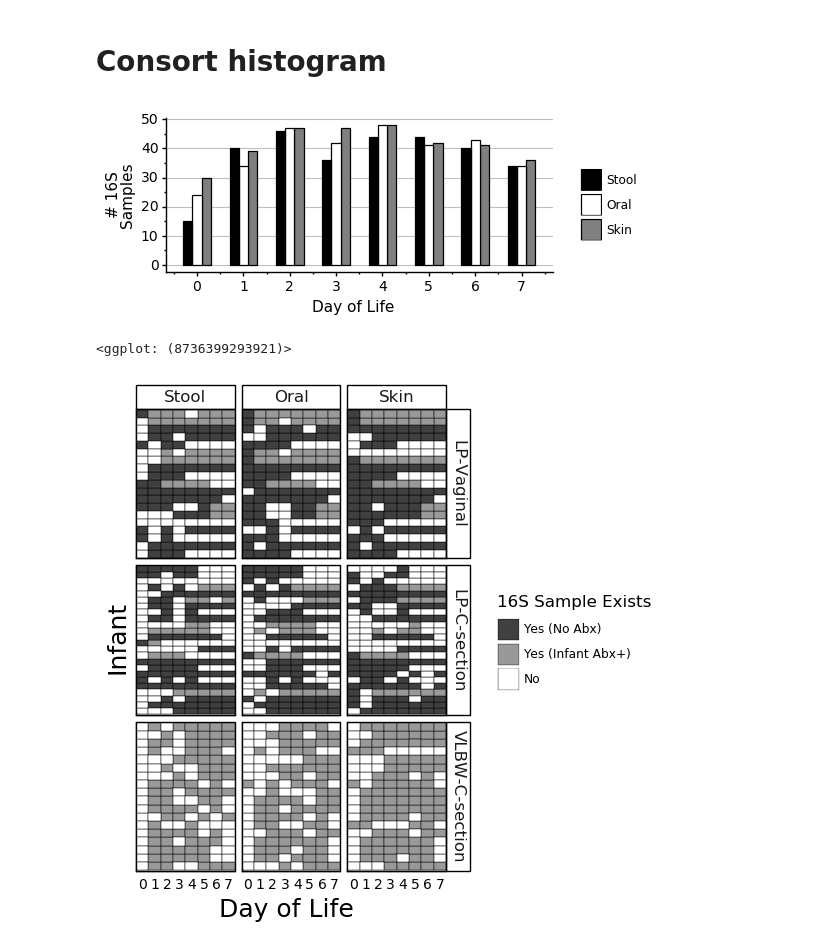
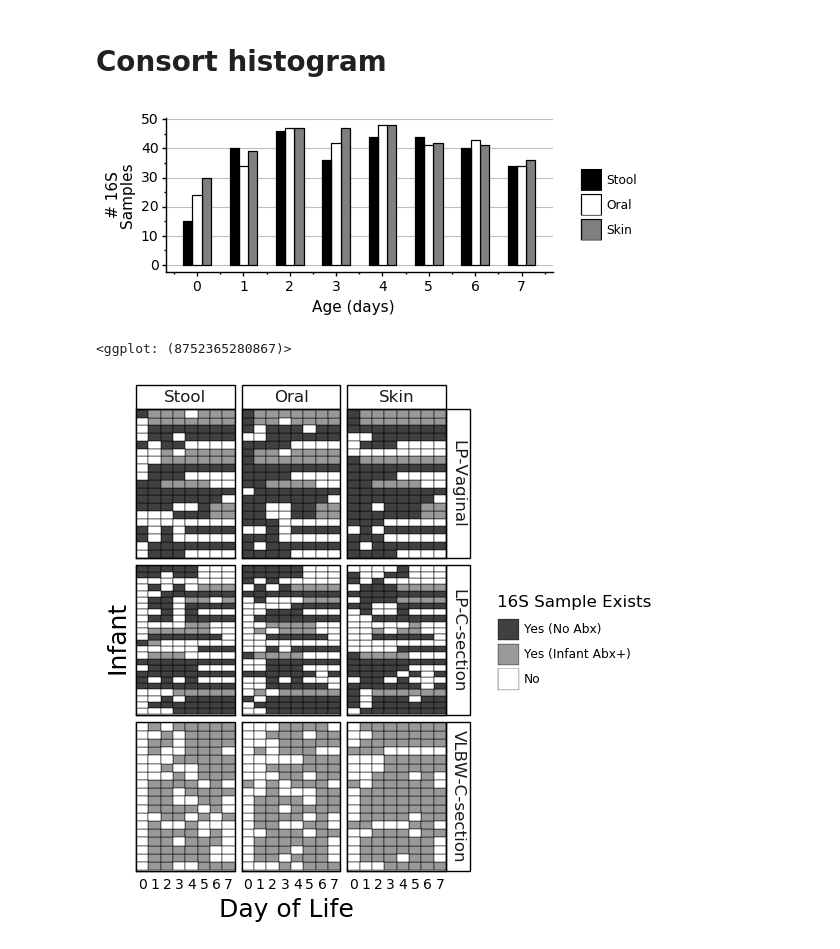
Before and after one commit to ucsd-cmi/preterm_infant, a Jupyter notebook: jupyter_notebooks/20200604_metadata_cleanup.ipynb, the cells around one changed output. Drawn from its saved outputs; the diff is of its cells as text; code cells hidden in the pictures.

```diff
--- a/jupyter_notebooks/20200604_metadata_cleanup.ipynb
+++ b/jupyter_notebooks/20200604_metadata_cleanup.ipynb
@@ -993,29 +997,30 @@ import plotnine as pn
 # %%
 pn.options.figure_size = (5,2)
 
 plot_dat = bac_md.copy()
 plot_dat["sample_type"] = pd.Categorical(plot_dat.sample_type, categories=["Stool", "Oral","Skin"])
 
 p = (pn.ggplot(data=plot_dat) +
     pn.geom_histogram( pn.aes(x="age", group="sample_type", fill="sample_type"),
                       stat="count", position=pn.position_dodge(),
                      color="black", width=.6) +
      pn.scale_fill_manual(values=["black","white","grey"]) +
-     pn.labs(fill='', y="# 16S\nSamples", x="Day of Life") +
+     pn.labs(fill='', y="# 16S\nSamples", x="Age (days)") +
      pn.scale_y_continuous(breaks=[0,10,20,30,40,50]) +
      pn.scale_x_continuous(breaks=[0,1,2,3,4,5,6,7,8,9,10]) +
      #pn.geom_hline(pn.aes(y=3), color="red")+
      pn.theme_classic() +
      pn.theme(
      panel_grid_major_y = pn.element_line(color="grey", alpha=.5),
          axis_text = pn.element_text(color="black", size=10)
      )
     )
-#p.save(root_dir + "intermediate_data/20200618_16S_samples_histogram.pdf", dpi=300)
+p.save(root_dir + "results/figures/svg/20200618_16S_samples_histogram.svg", dpi=300)
+p.save(root_dir + "results/figures//20200618_16S_samples_histogram.pdf", dpi=300)
 p
 # %% [output]
-[figure, old version]
+[figure, new version]
-<ggplot: (8736399293921)>
+<ggplot: (8752365280867)>
 # %%
 bac_tile_plot_dat = bac_md.copy()
 bac_tile_plot_dat = bac_tile_plot_dat.loc[:,["host_subject_id", "metadata_abx","age","sample_type","study_delivery_mode"]]
```
Also changed, not shown: parts of 26 cells of this notebook, 15 other files.
